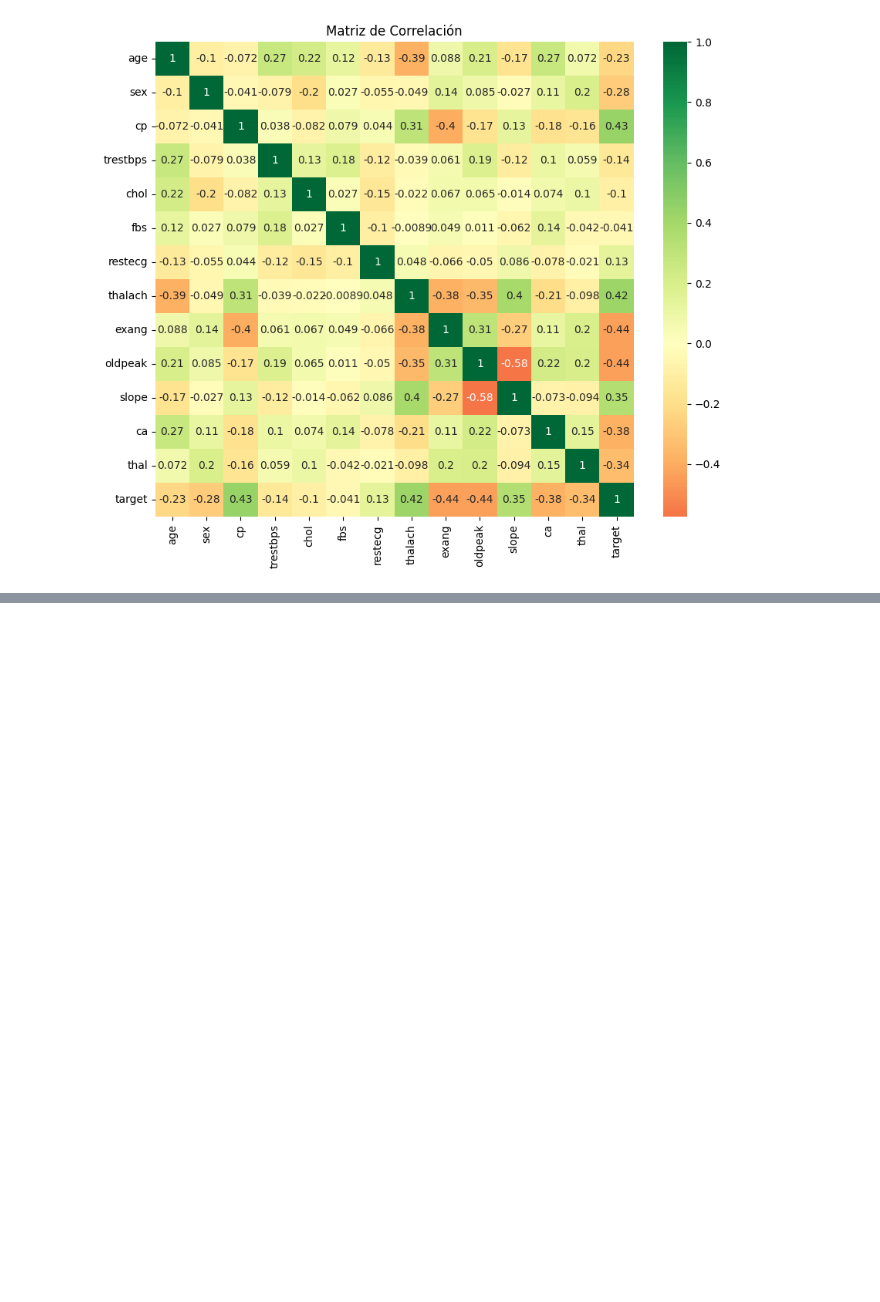
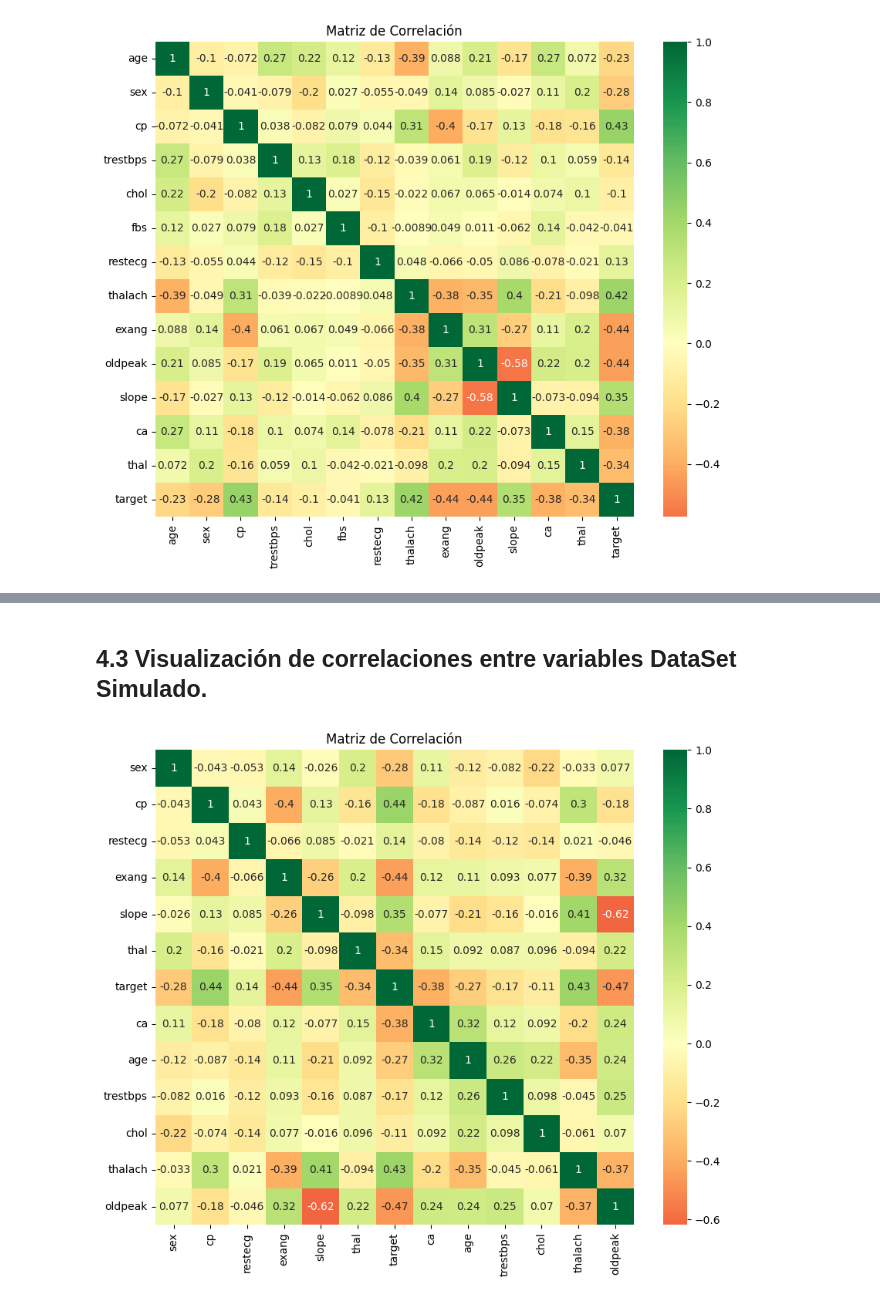
Before and after one commit to aljosemoya/DataSetExpansion, a Jupyter notebook: ExpansionData.ipynb, the cells around one changed output, grey strips where cells are left out. Saved outputs shown, nothing was run; the diff lists cells and outputs as text; code cells hidden in the pictures; blank space fills up the shorter version.

```diff
--- a/ExpansionData.ipynb
+++ b/ExpansionData.ipynb
@@ -204,0 +517,6 @@ Además, ninguna de las variables muestra una **relación perfecta** con otras,
+# %% [markdown]
+## 4.3 Visualización de correlaciones entre variables DataSet Simulado.
+# %%
+correlation_variables(df_simulated)
+# %% [output]
+[figure, added]
```
Also changed, not shown: parts of 46 cells of this notebook.
